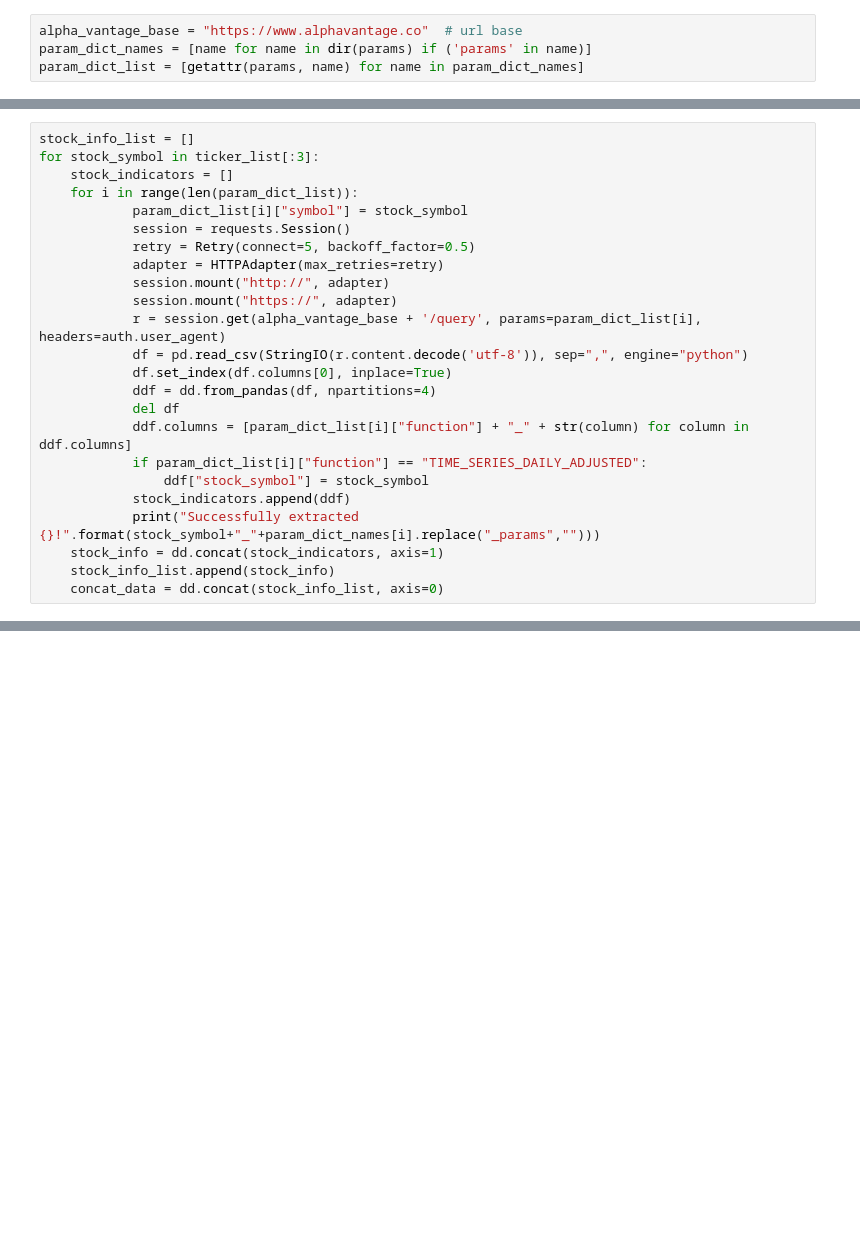
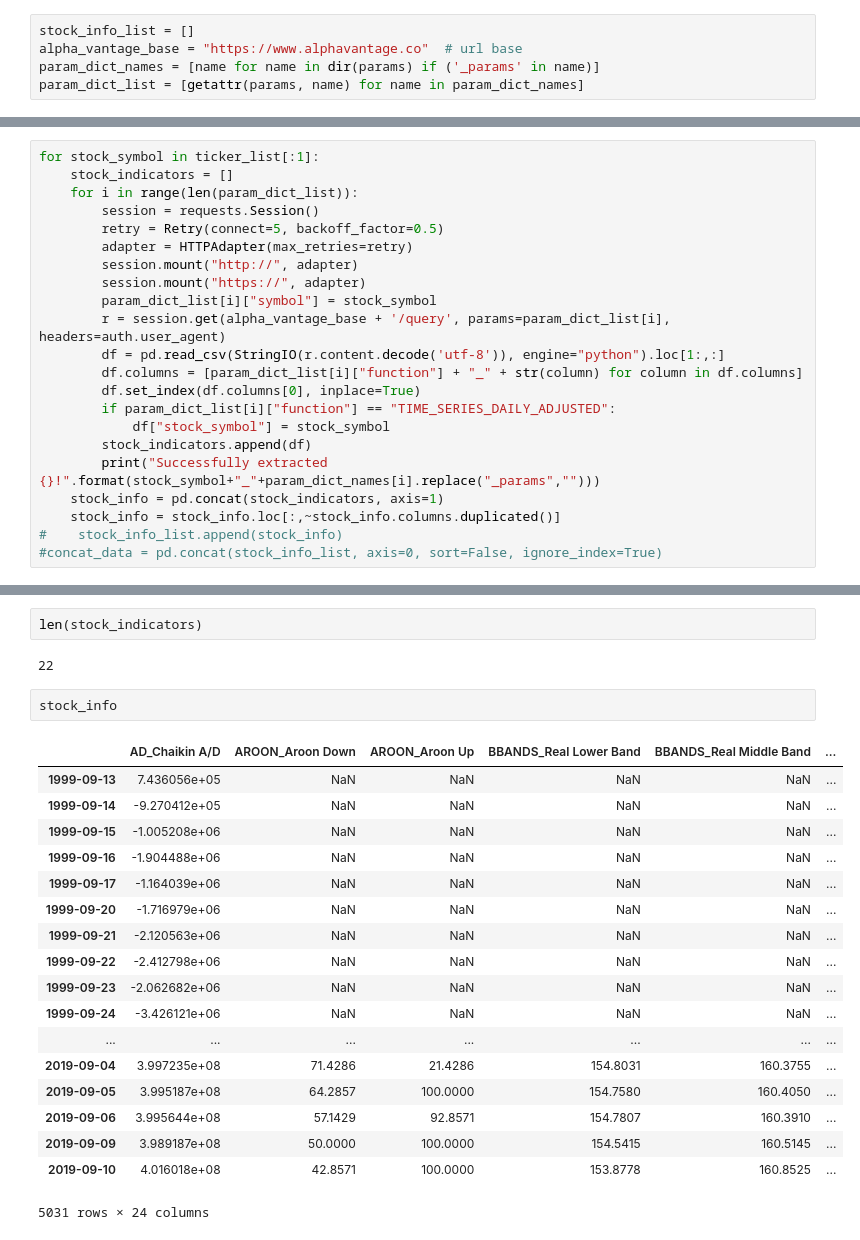
Before and after one commit to HaoxuanXu/Stock_Market_Trend_Prediction, a Jupyter notebook: Testing.ipynb, the cells around one changed output, grey strips where cells are left out. Cells and saved outputs as stored; diff of their text form; blank space fills up the shorter version.

```diff
--- a/Testing.ipynb
+++ b/Testing.ipynb
@@ -26,4 +31,5 @@ ticker_list = sp500.get_sp_500(url=sp500.url, headers=auth.user_agent)
 # %%
+stock_info_list = []
 alpha_vantage_base = "https://www.alphavantage.co"  # url base
-param_dict_names = [name for name in dir(params) if ('params' in name)]
+param_dict_names = [name for name in dir(params) if ('_params' in name)]
 param_dict_list = [getattr(params, name) for name in param_dict_names]
@@ -30,25 +56,23 @@ param_dict_list = [getattr(params, name) for name in param_dict_names]
 # %%
-stock_info_list = []
-for stock_symbol in ticker_list[:3]:
+for stock_symbol in ticker_list[:1]:
     stock_indicators = []
     for i in range(len(param_dict_list)):
-            param_dict_list[i]["symbol"] = stock_symbol
-            session = requests.Session()
-            retry = Retry(connect=5, backoff_factor=0.5)
-            adapter = HTTPAdapter(max_retries=retry)
-            session.mount("http://", adapter)
-            session.mount("https://", adapter)
-            r = session.get(alpha_vantage_base + '/query', params=param_dict_list[i], headers=auth.user_agent)
-            df = pd.read_csv(StringIO(r.content.decode('utf-8')), sep=",", engine="python")
-            df.set_index(df.columns[0], inplace=True)
-            ddf = dd.from_pandas(df, npartitions=4)
-            del df
-            ddf.columns = [param_dict_list[i]["function"] + "_" + str(column) for column in ddf.columns]
-            if param_dict_list[i]["function"] == "TIME_SERIES_DAILY_ADJUSTED":
-                ddf["stock_symbol"] = stock_symbol
-            stock_indicators.append(ddf)
-            print("Successfully extracted {}!".format(stock_symbol+"_"+param_dict_names[i].replace("_params","")))
-    stock_info = dd.concat(stock_indicators, axis=1)
-    stock_info_list.append(stock_info)
-    concat_data = dd.concat(stock_info_list, axis=0)
+        session = requests.Session()
+        retry = Retry(connect=5, backoff_factor=0.5)
+        adapter = HTTPAdapter(max_retries=retry)
+        session.mount("http://", adapter)
+        session.mount("https://", adapter)
+        param_dict_list[i]["symbol"] = stock_symbol
+        r = session.get(alpha_vantage_base + '/query', params=param_dict_list[i], headers=auth.user_agent)
+        df = pd.read_csv(StringIO(r.content.decode('utf-8')), engine="python").loc[1:,:]
+        df.columns = [param_dict_list[i]["function"] + "_" + str(column) for column in df.columns]
+        df.set_index(df.columns[0], inplace=True)
+        if param_dict_list[i]["function"] == "TIME_SERIES_DAILY_ADJUSTED":
+            df["stock_symbol"] = stock_symbol
+        stock_indicators.append(df)
+        print("Successfully extracted {}!".format(stock_symbol+"_"+param_dict_names[i].replace("_params","")))
+    stock_info = pd.concat(stock_indicators, axis=1)
+    stock_info = stock_info.loc[:,~stock_info.columns.duplicated()]
+#    stock_info_list.append(stock_info)
+#concat_data = pd.concat(stock_info_list, axis=0, sort=False, ignore_index=True)
 # %% [output]
@@ -166,0 +101,25 @@ alpha_vantage_data.compute()
+# %%
+len(stock_indicators)
+# %% [output]
+22
+# %%
+stock_info
+# %% [output]
+|  | AD_Chaikin A/D | AROON_Aroon Down | AROON_Aroon Up | BBANDS_Real Lower Band | BBANDS_Real Middle Band | ... |
+| 1999-09-13 | 7.436056e+05 | NaN | NaN | NaN | NaN | ... |
+| 1999-09-14 | -9.270412e+05 | NaN | NaN | NaN | NaN | ... |
+| 1999-09-15 | -1.005208e+06 | NaN | NaN | NaN | NaN | ... |
+| 1999-09-16 | -1.904488e+06 | NaN | NaN | NaN | NaN | ... |
+| 1999-09-17 | -1.164039e+06 | NaN | NaN | NaN | NaN | ... |
+| 1999-09-20 | -1.716979e+06 | NaN | NaN | NaN | NaN | ... |
+| 1999-09-21 | -2.120563e+06 | NaN | NaN | NaN | NaN | ... |
+| 1999-09-22 | -2.412798e+06 | NaN | NaN | NaN | NaN | ... |
+| 1999-09-23 | -2.062682e+06 | NaN | NaN | NaN | NaN | ... |
+| 1999-09-24 | -3.426121e+06 | NaN | NaN | NaN | NaN | ... |
+| ... | ... | ... | ... | ... | ... | ... |
+| 2019-09-04 | 3.997235e+08 | 71.4286 | 21.4286 | 154.8031 | 160.3755 | ... |
+| 2019-09-05 | 3.995187e+08 | 64.2857 | 100.0000 | 154.7580 | 160.4050 | ... |
+| 2019-09-06 | 3.995644e+08 | 57.1429 | 92.8571 | 154.7807 | 160.3910 | ... |
+| 2019-09-09 | 3.989187e+08 | 50.0000 | 100.0000 | 154.5415 | 160.5145 | ... |
+| 2019-09-10 | 4.016018e+08 | 42.8571 | 100.0000 | 153.8778 | 160.8525 | ... |
+5031 rows × 24 columns
```
Also changed, not shown: parts of 23 cells of this notebook, 4 other files.
